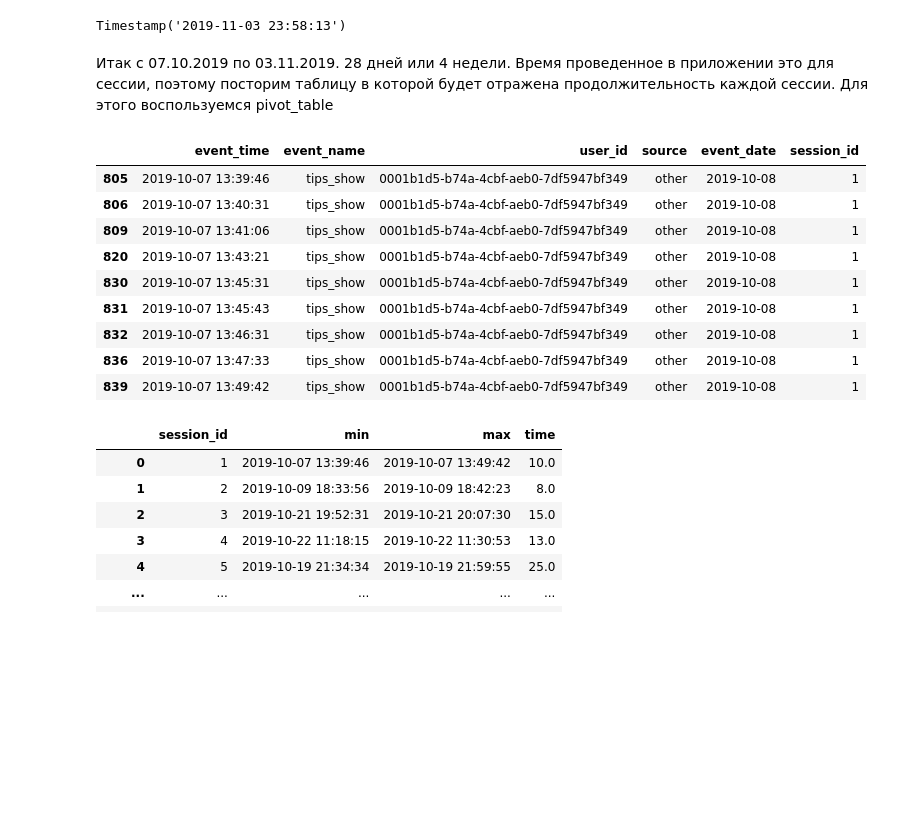
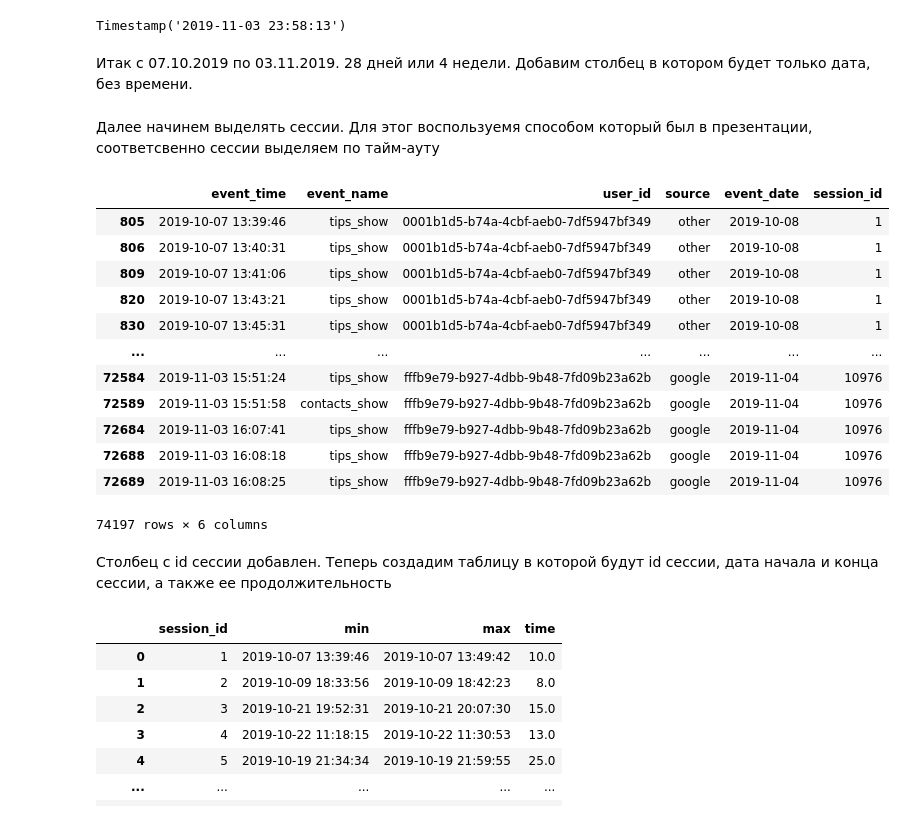
Before and after one commit to DaniilDonike/study_projects, a Jupyter notebook: Apps. Финальный проект/Project_first_try.ipynb, the cells around one changed output. Drawn from its saved outputs; the diff is of its cells as text; code cells hidden in the pictures; blank space fills up the shorter version.

```diff
--- a/Apps. Финальный проект/Project_first_try.ipynb
+++ b/Apps. Финальный проект/Project_first_try.ipynb
@@ -258,25 +258,32 @@ df['event_time'].max()
 # %% [output]
 Timestamp('2019-11-03 23:58:13')
 # %% [markdown]
-Итак с 07.10.2019 по 03.11.2019. 28 дней или 4 недели. Время проведенное в приложении это для сессии, поэтому посторим таблицу в которой будет отражена продолжительность каждой сессии. Для этого воспользуемся pivot_table
+Итак с 07.10.2019 по 03.11.2019. 28 дней или 4 недели. Добавим столбец в котором будет только дата, без времени.
 # %%
 df['event_date'] = pd.to_datetime(dataset['event_time']).dt.round("d") # добвавляем столбец с датой
+# %% [markdown]
+Далее начинем выделять сессии. Для этог воспользуемя способом который был в презентации, соответсвенно сессии выделяем по тайм-ауту
 # %%
 df = df.sort_values(['user_id', 'event_time']) # сортируем
 # %%
 get_sessions = (df.groupby('user_id')['event_time'].diff() >= pd.Timedelta('20Min')).cumsum() # Этот код взят из пачки/stackoverflow
 df['session_id'] = df.groupby(['user_id', get_sessions], sort=False).ngroup() + 1
-df.query('session_id == 1')
+df
 # %% [output]
 |  | event_time | event_name | user_id | source | event_date | session_id |
 | 805 | 2019-10-07 13:39:46 | tips_show | 0001b1d5-b74a-4cbf-aeb0-7df5947bf349 | other | 2019-10-08 | 1 |
 | 806 | 2019-10-07 13:40:31 | tips_show | 0001b1d5-b74a-4cbf-aeb0-7df5947bf349 | other | 2019-10-08 | 1 |
 | 809 | 2019-10-07 13:41:06 | tips_show | 0001b1d5-b74a-4cbf-aeb0-7df5947bf349 | other | 2019-10-08 | 1 |
 | 820 | 2019-10-07 13:43:21 | tips_show | 0001b1d5-b74a-4cbf-aeb0-7df5947bf349 | other | 2019-10-08 | 1 |
 | 830 | 2019-10-07 13:45:31 | tips_show | 0001b1d5-b74a-4cbf-aeb0-7df5947bf349 | other | 2019-10-08 | 1 |
-| 831 | 2019-10-07 13:45:43 | tips_show | 0001b1d5-b74a-4cbf-aeb0-7df5947bf349 | other | 2019-10-08 | 1 |
-| 832 | 2019-10-07 13:46:31 | tips_show | 0001b1d5-b74a-4cbf-aeb0-7df5947bf349 | other | 2019-10-08 | 1 |
-| 836 | 2019-10-07 13:47:33 | tips_show | 0001b1d5-b74a-4cbf-aeb0-7df5947bf349 | other | 2019-10-08 | 1 |
-| 839 | 2019-10-07 13:49:42 | tips_show | 0001b1d5-b74a-4cbf-aeb0-7df5947bf349 | other | 2019-10-08 | 1 |
+| ... | ... | ... | ... | ... | ... | ... |
+| 72584 | 2019-11-03 15:51:24 | tips_show | fffb9e79-b927-4dbb-9b48-7fd09b23a62b | google | 2019-11-04 | 10976 |
+| 72589 | 2019-11-03 15:51:58 | contacts_show | fffb9e79-b927-4dbb-9b48-7fd09b23a62b | google | 2019-11-04 | 10976 |
+| 72684 | 2019-11-03 16:07:41 | tips_show | fffb9e79-b927-4dbb-9b48-7fd09b23a62b | google | 2019-11-04 | 10976 |
+| 72688 | 2019-11-03 16:08:18 | tips_show | fffb9e79-b927-4dbb-9b48-7fd09b23a62b | google | 2019-11-04 | 10976 |
+| 72689 | 2019-11-03 16:08:25 | tips_show | fffb9e79-b927-4dbb-9b48-7fd09b23a62b | google | 2019-11-04 | 10976 |
+74197 rows × 6 columns
+# %% [markdown]
+Столбец с id сессии добавлен. Теперь создадим таблицу в которой будут id сессии, дата начала и конца сессии, а также ее продолжительность
 # %%
 session_time = df.groupby('session_id')['event_time'].agg(['min','max']) # Строим таблицу с датой начала и конца сессии
```
Also changed, not shown: parts of 12 cells of this notebook.
